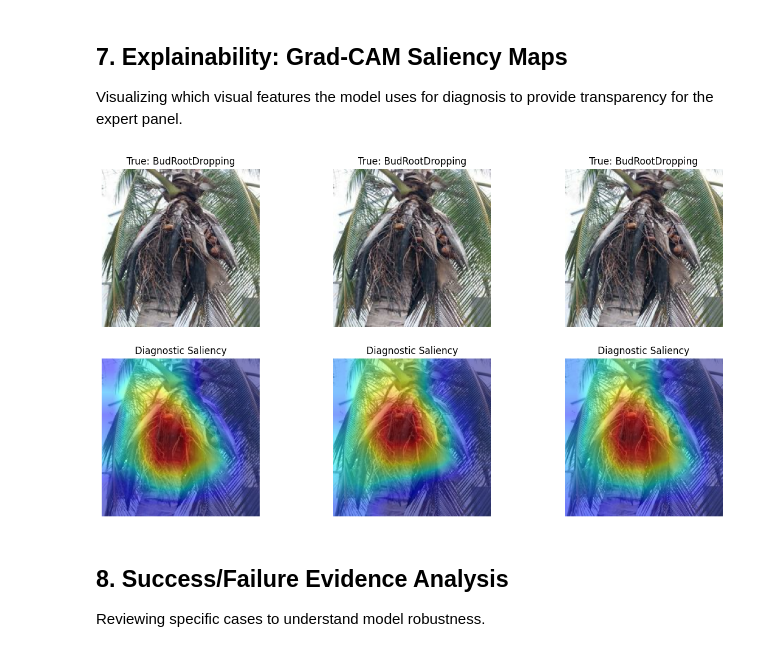
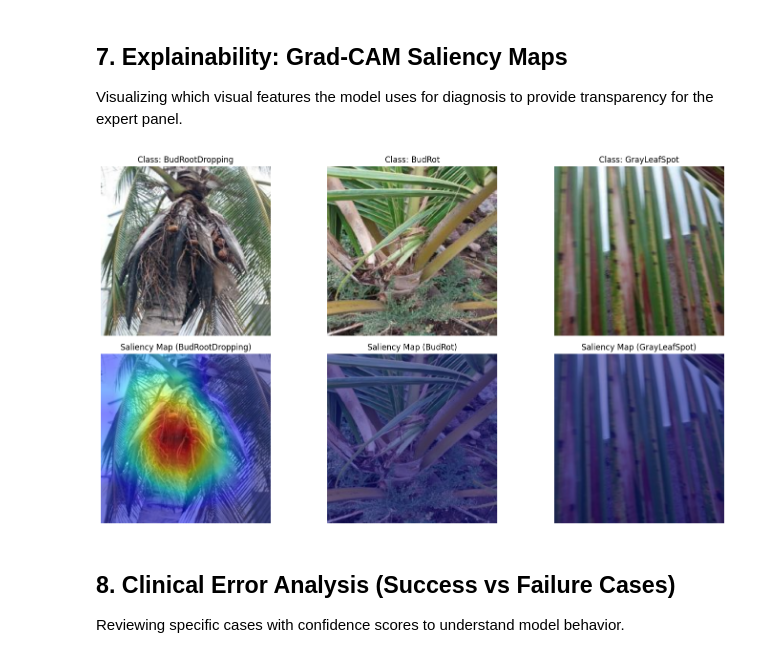
Before and after one commit to R26-SE-016/Coconut-Pathology-Detection-Service, a Jupyter notebook: notebooks/Microscopic Mobile Diagnosis of Coconut related Diseases.ipynb, the cells around one changed output. Cells and saved outputs as stored; diff of their text form; code cells hidden in the pictures.

Commit message:
feat: add diagnostic sandbox interface with TFLite model inference and documentation

```diff
--- a/notebooks/Microscopic Mobile Diagnosis of Coconut related Diseases.ipynb
+++ b/notebooks/Microscopic Mobile Diagnosis of Coconut related Diseases.ipynb
@@ -251,11 +279,14 @@ print(f"\nTest Accuracy: {test_acc:.4f}")
 
 # Get detailed predictions
 y_true = []
-y_pred = []
+y_pred_probs = []
 for x, y in test_ds:
     preds = model.predict(x, verbose=0)
     y_true.extend(np.argmax(y.numpy(), axis=1))
-    y_pred.extend(np.argmax(preds, axis=1))
+    y_pred_probs.extend(preds)
+
+y_pred_probs = np.array(y_pred_probs)
+y_pred = np.argmax(y_pred_probs, axis=1)
 
 # 1. Confusion Matrix
 cm = confusion_matrix(y_true, y_pred)
@@ -421,50 +491,66 @@ def get_grad_cam(img_array, model, last_conv_layer_name, pred_index=None):
 
     # 3. Explicitly trace the forward pass inside the GradientTape
     with tf.GradientTape() as tape:
         # Pass through rescaling
         x = rescaling_layer(img_array)
         # Pass through base_model sub-graph
         conv_output, base_output = grad_model(x)
         # Pass through classification heads
         x_head = base_output
         for layer in head_layers:
             x_head = layer(x_head)
         preds = x_head
 
         if pred_index is None:
             pred_index = tf.argmax(preds[0])
         class_channel = preds[:, pred_index]
 
     # 4. Standard Grad-CAM calculation
     grads = tape.gradient(class_channel, conv_output)
     pooled_grads = tf.reduce_mean(grads, axis=(0, 1, 2))
     conv_output = conv_output[0]
     heatmap = conv_output @ pooled_grads[..., tf.newaxis]
     heatmap = tf.squeeze(heatmap)
-    heatmap = tf.maximum(heatmap, 0) / tf.reduce_max(heatmap)
+    heatmap = tf.maximum(heatmap, 0) / (tf.reduce_max(heatmap) + 1e-10)
     return heatmap.numpy()
 
-# Display Grad-CAM for a few test images
+# Display Grad-CAM for 3 DIFFERENT classes to show diversity
 plt.figure(figsize=(15, 8))
-for i, (images, labels) in enumerate(test_ds.take(1)):
-    for j in range(3):
-        img = images[j:j+1]
-        # Target the last conv layer of MobileNetV2
-        heatmap = get_grad_cam(img, model, 'block_16_project')
 
-        plt.subplot(2, 3, j+1)
-        plt.imshow(img[0].numpy().astype("uint8"))
-        plt.title(f"True: {class_names[np.argmax(labels[j])]}")
-        plt.axis("off")
+# Pick one image from 3 distinct classes in the test set
+selected_indices = []
+unique_classes_found = []
 
-        plt.subplot(2, 3, j+4)
-        plt.imshow(img[0].numpy().astype("uint8"))
-        plt.imshow(tf.image.resize(heatmap[..., tf.newaxis], (224, 224)).numpy().squeeze(), cmap='jet', alpha=0.5)
-        plt.title("Diagnostic Saliency")
-        plt.axis("off")
+# Iterate through test set to find diverse samples
+for images, labels in test_ds.unbatch().take(100): # Scan first 100 images
+    class_idx = np.argmax(labels.numpy())
+    if class_idx not in unique_classes_found:
+        unique_classes_found.append(class_idx)
+        selected_indices.append((images, class_idx))
+    if len(unique_classes_found) >= 3:
+        break
+
+for j, (img_tensor, class_idx) in enumerate(selected_indices):
+    img = tf.expand_dims(img_tensor, axis=0)
+    # Target the last conv layer of MobileNetV2
+    heatmap = get_grad_cam(img, model, 'block_16_project')
+
+    plt.subplot(2, 3, j+1)
+    # Re-normalize for correct visualization
+    plt.imshow(img[0].numpy().astype("uint8"))
+    plt.title(f"Class: {class_names[class_idx]}")
+    plt.axis("off")
+
+    plt.subplot(2, 3, j+4)
+    plt.imshow(img[0].numpy().astype("uint8"))
+    plt.imshow(tf.image.resize(heatmap[..., tf.newaxis], (224, 224)).numpy().squeeze(), cmap='jet', alpha=0.5)
+    plt.title(f"Saliency Map ({class_names[class_idx]})")
+    plt.axis("off")
+
+plt.tight_layout()
 plt.show()
 # %% [output]
-[figure, old version]
+[figure, new version]
 # %% [markdown]
-## 8. Success/Failure Evidence Analysis
-Reviewing specific cases to understand model robustness.
+## 8. Clinical Error Analysis (Success vs Failure Cases)
+Reviewing specific cases with confidence scores to understand model behavior.
```
Also changed, not shown: parts of 14 cells of this notebook.
